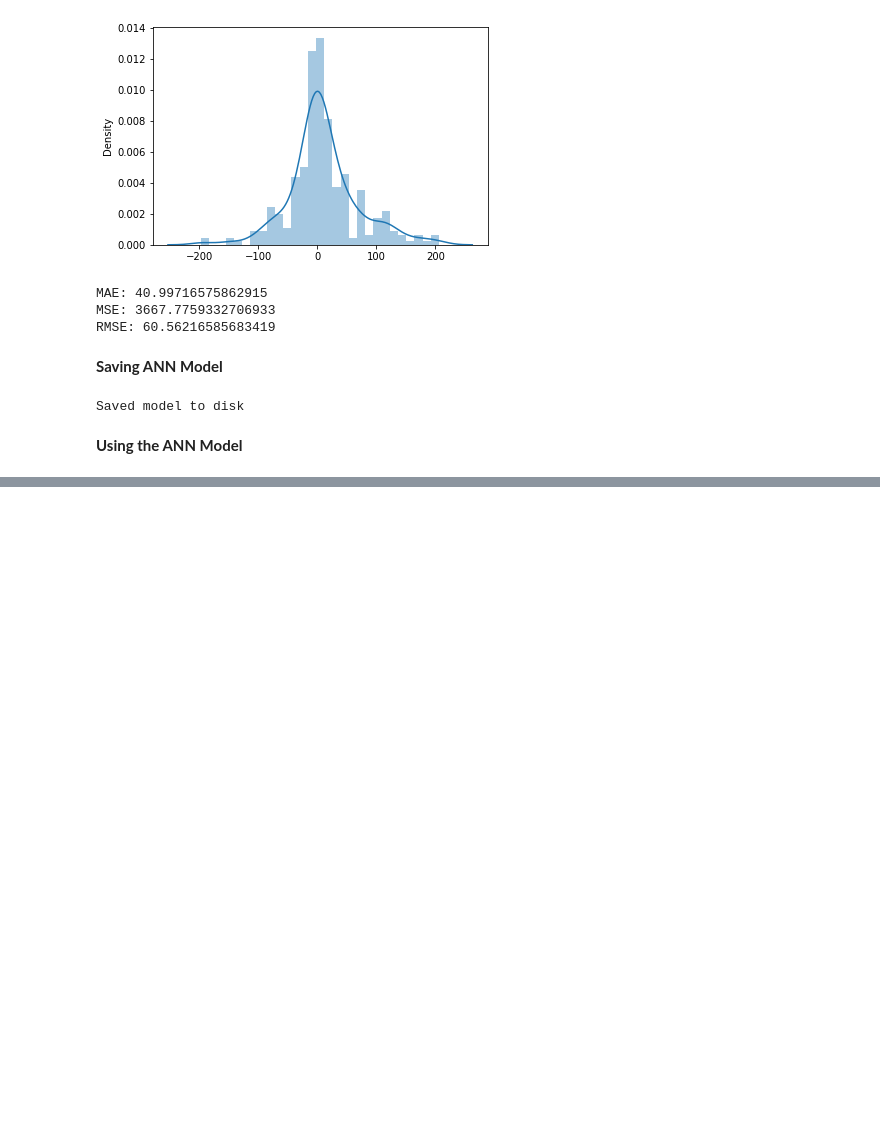
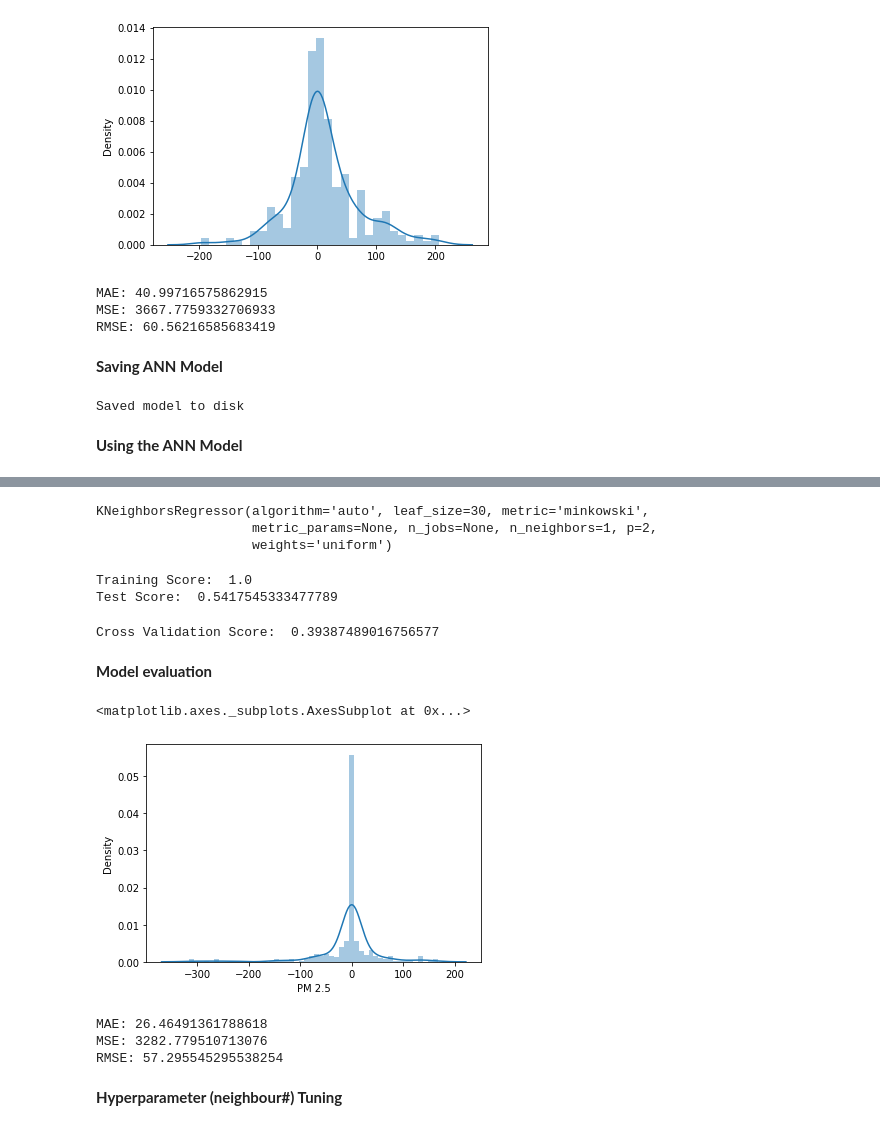
Before and after one commit to ravikant436/Air-Quality-prediction, a Jupyter notebook: Air_quality_prediction.ipynb, the cells around one changed output, grey strips where cells are left out. Drawn from its saved outputs; the diff is of its cells as text; code cells hidden in the pictures; blank space fills up the shorter version.

Commit message:
Added K Nearest Neighbour Regressor Model

```diff
--- a/Air_quality_prediction.ipynb
+++ b/Air_quality_prediction.ipynb
@@ -581,0 +586,37 @@ Saved model to disk
+# %%
+kRegressor = KNeighborsRegressor(n_neighbors=1)
+kRegressor.fit(X_train, y_train)
+# %% [output]
+KNeighborsRegressor(algorithm='auto', leaf_size=30, metric='minkowski',
+                    metric_params=None, n_jobs=None, n_neighbors=1, p=2,
+                    weights='uniform')
+# %%
+print("Training Score: ", kRegressor.score(X_train, y_train))
+print("Test Score: ", kRegressor.score(X_test, y_test))
+# %% [output]
+Training Score:  1.0
+Test Score:  0.5417545333477789
+# %%
+from sklearn.model_selection import cross_val_score
+print("Cross Validation Score: ", cross_val_score(kRegressor, X, y, cv=5).mean())
+# %% [output]
+Cross Validation Score:  0.39387489016756577
+# %% [markdown]
+**Model evaluation**
+# %%
+k_prediction = kRegressor.predict(X_test)
+sns.distplot(y_test - k_prediction)
+# %% [output]
+<matplotlib.axes._subplots.AxesSubplot at 0x...>
+[figure, added]
+# %%
+from sklearn import metrics
+print('MAE:', metrics.mean_absolute_error(y_test, k_prediction))
+print('MSE:', metrics.mean_squared_error(y_test, k_prediction))
+print('RMSE:', np.sqrt(metrics.mean_squared_error(y_test, k_prediction)))
+# %% [output]
+MAE: 26.46491361788618
+MSE: 3282.779510713076
+RMSE: 57.295545295538254
+# %% [markdown]
+**Hyperparameter (neighbour#) Tuning**
```
Also changed, not shown: parts of 8 cells of this notebook.
